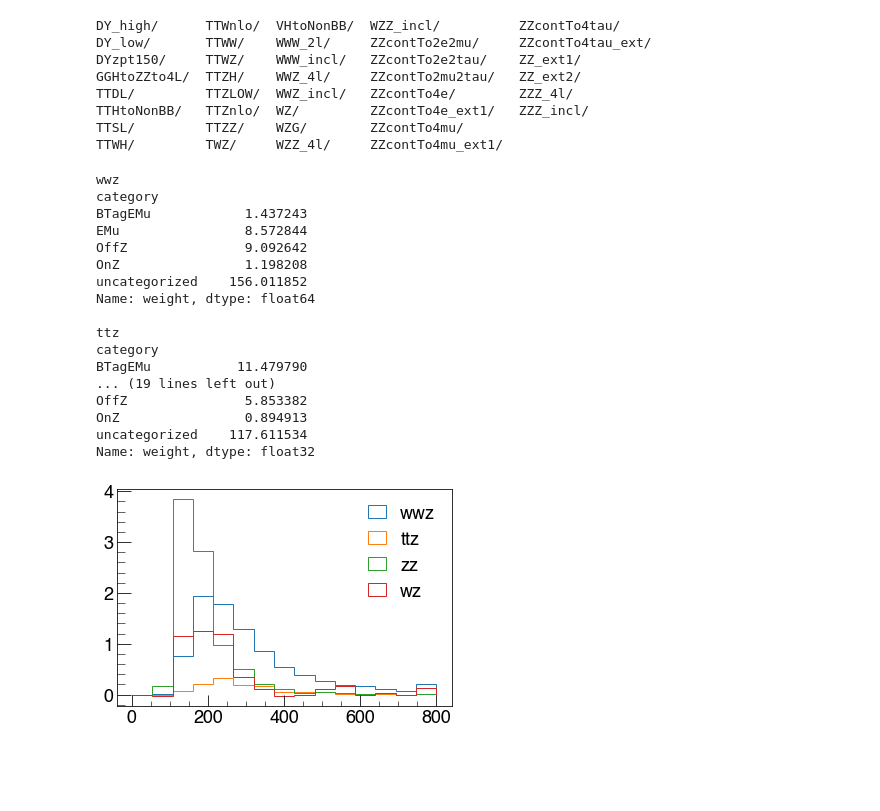
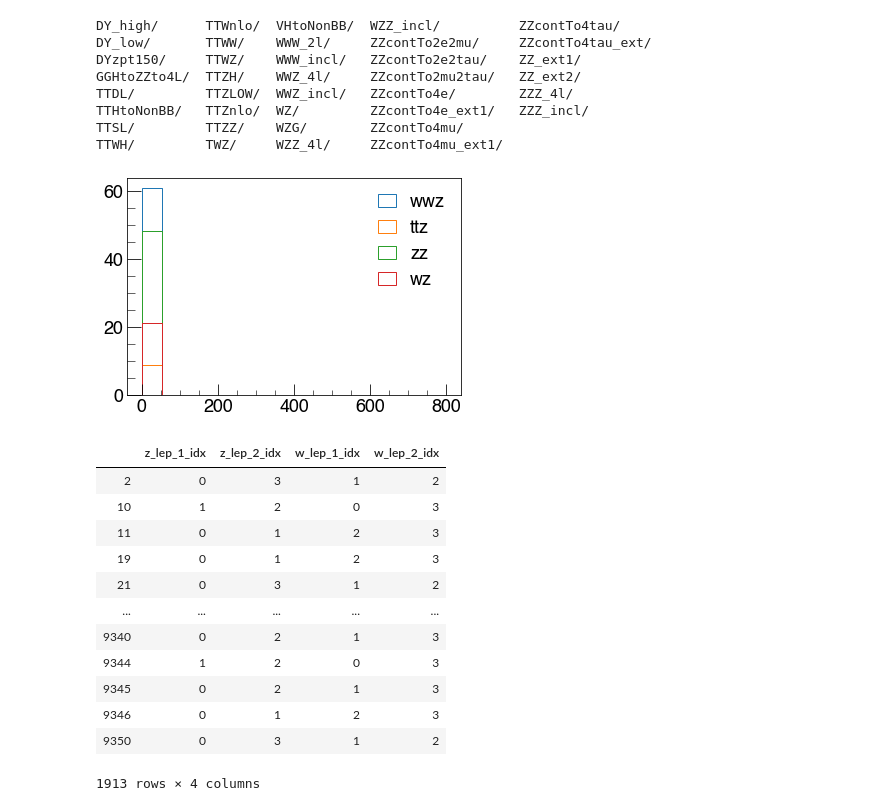
Before and after one commit to guitargeek/WWZ-leptonic-EFT-analysis, a Jupyter notebook: scratch/EFTFit.ipynb, the cells around one changed output. Saved outputs shown, nothing was run; the diff lists cells and outputs as text; code cells hidden in the pictures; blank space fills up the shorter version.

Commit message:
first plots with data

```diff
--- a/scratch/EFTFit.ipynb
+++ b/scratch/EFTFit.ipynb
@@ -92,52 +85,70 @@ samples["wwz"] = analyze_sample("wwz")
+# %%
+samples["data"] = analyze_data()
 # %%
 samples["ttz"] = analyze_sample("ttz")
 # %%
 samples["zz"] = analyze_sample("zz")
 # %%
 samples["wz"] = analyze_sample("wz")
+samples["twz"] = analyze_sample("twz")
+# %%
+samples["othernoh"] = analyze_sample("othernoh")
+# %%
+jagged_lepton_variable = libwwz.four_lepton_analysis.jagged_lepton_variable
+
+for sample_name in samples:
+    lep_pt = jagged_lepton_variable(samples[sample_name], "pt")
+    samples[sample_name]["lep_min_pt"] = lep_pt.min()
+    samples[sample_name]["lep_max_pt"] = lep_pt.max()
+    samples[sample_name]["lep_min_iso"] = np.log(jagged_lepton_variable(samples[sample_name], "pfRelIso03_all_wLep").min())
+    samples[sample_name]["lep_max_iso"] = np.log(jagged_lepton_variable(samples[sample_name], "pfRelIso03_all_wLep").max())
+
+    samples[sample_name]["ZCand_mass_1"] = samples[sample_name]["ZCand_mass_1"].fillna(0.0)
+
+    samples[sample_name]["sT"] = samples[sample_name]["veto_lepton_pt_sum"] + samples[sample_name]["MET_pt"]
 # %%
-def clip(a):
-    return np.clip(a, a_min=None, a_max=800)
+
+def clip(a, a_max=800):
+    return np.clip(a, a_min=None, a_max=a_max)
 
 bins = np.linspace(0, 800, 16)
 #bins = np.linspace(0, 300, 46)
 
 for sample_name in ["wwz", "ttz", "zz", "wz"]:
-    print(sample_name)
-    print(samples[sample_name].groupby("category")["weight"].sum())
-    print()
+    #print(sample_name)
+    #print(samples[sample_name].groupby("category")["weight"].sum())
+    #print()
     df_q = samples[sample_name].query("category == 'EMu'")
     #print(sample_name, df_q["weight"].sum())
 
-    plt.hist(clip(df_q["veto_lepton_pt_sum"]),
+    plt.hist(clip(df_q["ZCand_mass_1"]),
     #plt.hist(clip(df_q["VetoLepton_pt_2"]),
     #plt.hist(clip(df_q["veto_lepton_pt_min"]),
              bins=bins,
              weights=np.clip(df_q["weight"], a_min=None, a_max=None),
              histtype="step",
-            label=sample_name)
+             label=sample_name)
 
 plt.legend(loc="upper right")
 
 #plt.yscale('log', nonposy='clip')
 plt.show()
 # %% [output]
-wwz
-category
-BTagEMu            1.437243
-EMu                8.572844
-OffZ               9.092642
-OnZ                1.198208
-uncategorized    156.011852
-Name: weight, dtype: float64
-
-ttz
-category
-BTagEMu           11.479790
-... (19 lines left out)
-OffZ               5.853382
-OnZ                0.894913
-uncategorized    117.611534
-Name: weight, dtype: float32
-[figure, old version]
+[figure, new version]
+# %%
+samples["wz"].query("ZCand_mass_1 > 0")[['z_lep_1_idx', 'z_lep_2_idx', 'w_lep_1_idx', 'w_lep_2_idx']]
+# %% [output]
+|  | z_lep_1_idx | z_lep_2_idx | w_lep_1_idx | w_lep_2_idx |
+| 2 | 0 | 3 | 1 | 2 |
+| 10 | 1 | 2 | 0 | 3 |
+| 11 | 0 | 1 | 2 | 3 |
+| 19 | 0 | 1 | 2 | 3 |
+| 21 | 0 | 3 | 1 | 2 |
+| ... | ... | ... | ... | ... |
+| 9340 | 0 | 2 | 1 | 3 |
+| 9344 | 1 | 2 | 0 | 3 |
+| 9345 | 0 | 2 | 1 | 3 |
+| 9346 | 0 | 1 | 2 | 3 |
+| 9350 | 0 | 3 | 1 | 2 |
+1913 rows × 4 columns
 # %%
```
Also changed, not shown: parts of 17 cells of this notebook, 14 other files.
